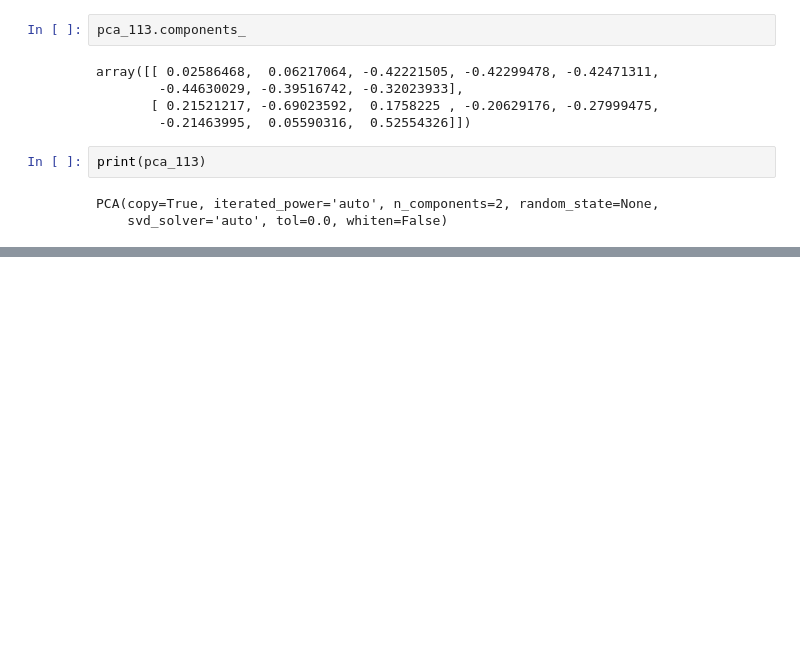
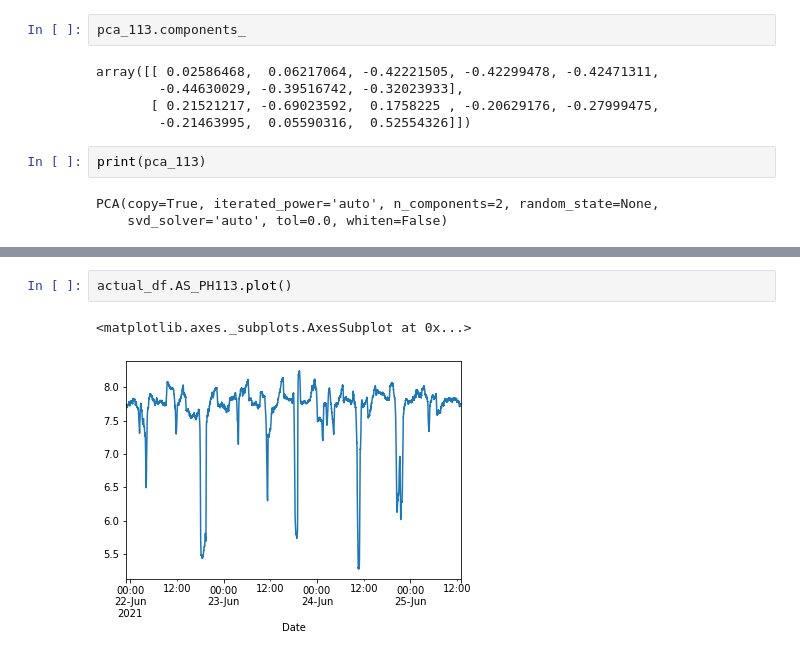
Before and after one commit to sipocz/XLS_Conv, a Jupyter notebook: XLS_converter.ipynb, the cells around one changed output, grey strips where cells are left out. Drawn from its saved outputs; the diff is of its cells as text; blank space fills up the shorter version.

```diff
--- a/XLS_converter.ipynb
+++ b/XLS_converter.ipynb
@@ -536,0 +540,5 @@ PCA(copy=True, iterated_power='auto', n_components=2, random_state=None,
+# %%
+actual_df.AS_PH113.plot()
+# %% [output]
+<matplotlib.axes._subplots.AxesSubplot at 0x...>
+[figure, added]
```
Also changed, not shown: parts of 3 cells of this notebook.
